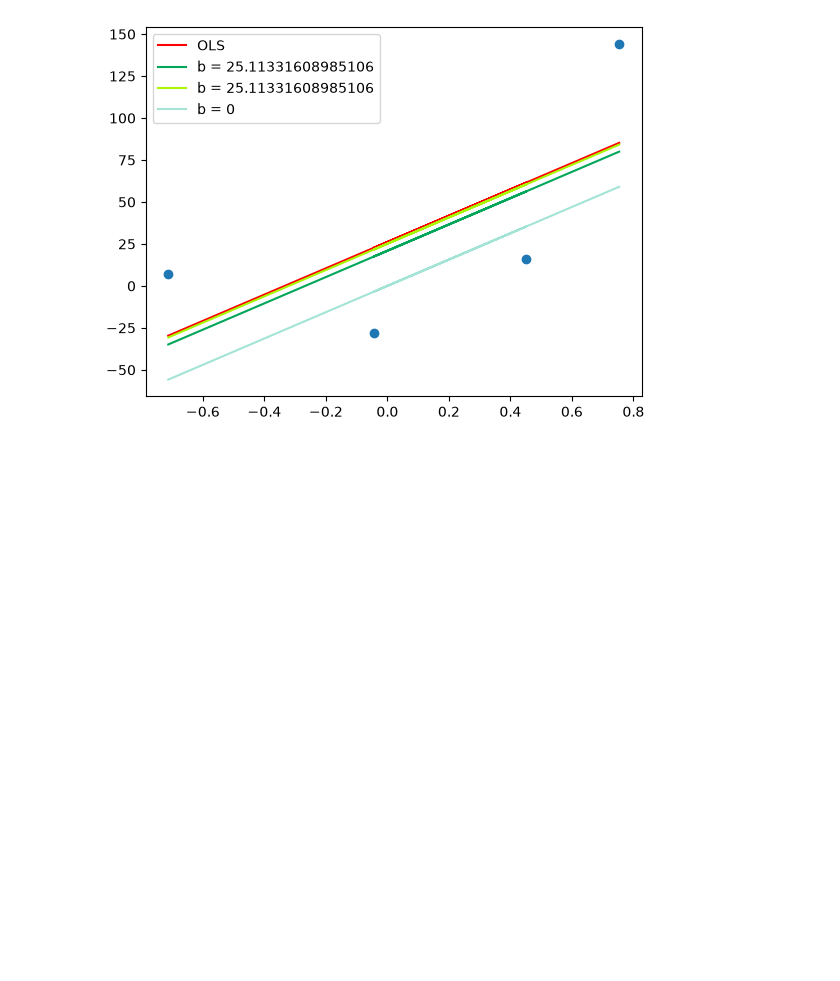
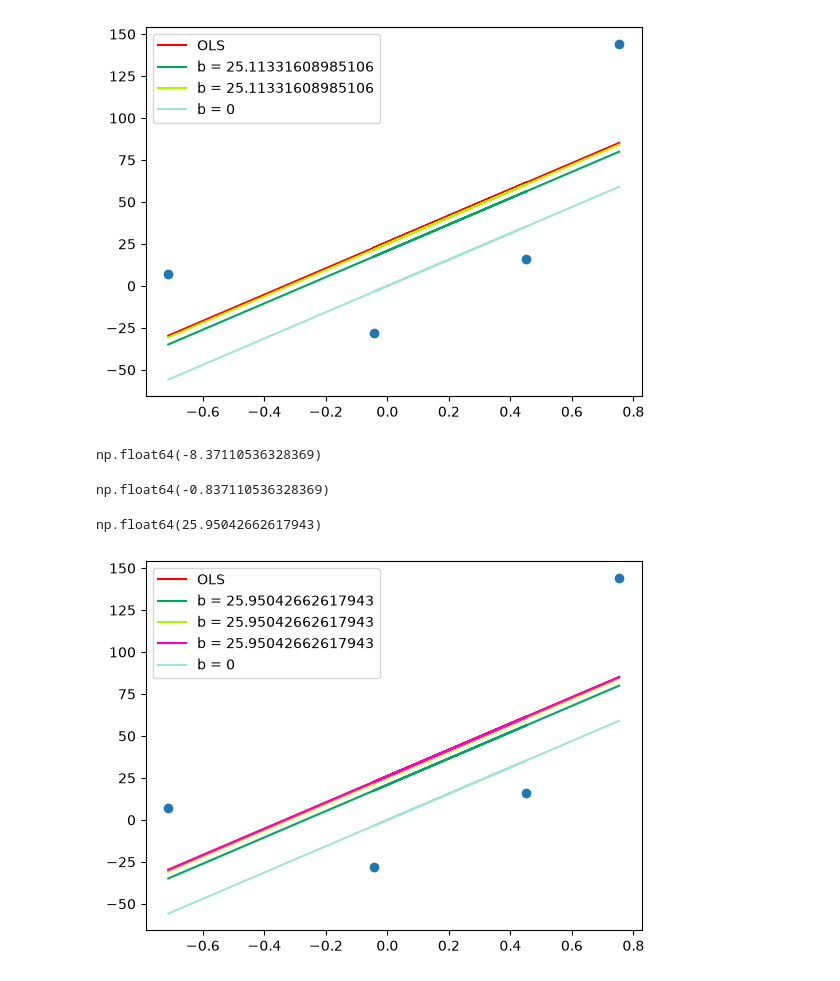
Before and after one commit to vishnu-g4947/AI-ML, a Jupyter notebook: machine_learning/04_MODEL_ALGO/07_gradient_descent.ipynb, the cells around one changed output. Cells and saved outputs as stored; diff of their text form; code cells hidden in the pictures; blank space fills up the shorter version.

```diff
--- a/machine_learning/04_MODEL_ALGO/07_gradient_descent.ipynb
+++ b/machine_learning/04_MODEL_ALGO/07_gradient_descent.ipynb
@@ -105,3 +105,33 @@ plt.legend()
 plt.show()
 # %% [output]
 [figure]
+# %%
+#Iteration 3
+loss_slope = -2 * np.sum(y - m*X.reshape(4) - b)  #the slope function
+loss_slope
+# %% [output]
+np.float64(-8.37110536328369)
+# %%
+step_size = loss_slope*lr
+step_size
+# %% [output]
+np.float64(-0.837110536328369)
+# %%
+# Calculating the new intercept
+b = b - step_size
+b
+# %% [output]
+np.float64(25.95042662617943)
+# %%
+y_pred3 = ((78.35 * X) + b).reshape(4)
+
+plt.scatter (X,y)
+plt.plot(X,reg.predict(X), color='red',label='OLS')
+plt.plot(X,y_pred1, color='#00a65a', label='b = {}'.format (b))
+plt.plot(X,y_pred2, color="#a9f800", label='b = {}'.format (b))
+plt.plot(X,y_pred3, color="#f800d7", label='b = {}'.format (b))
+plt.plot(X,y_pred, color='#A3E4D7', label='b = 0')
+plt.legend()
+plt.show()
+# %% [output]
+[figure, added]
```
